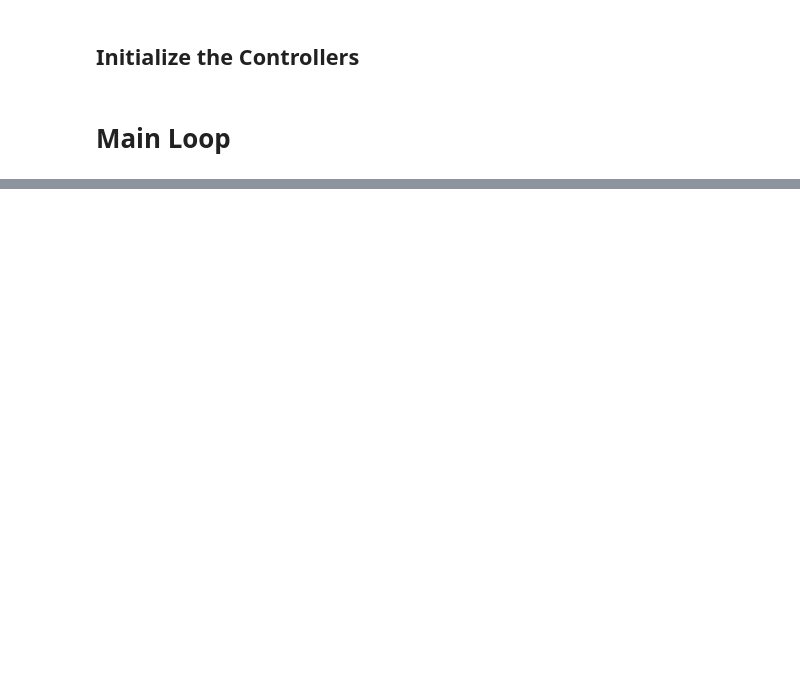
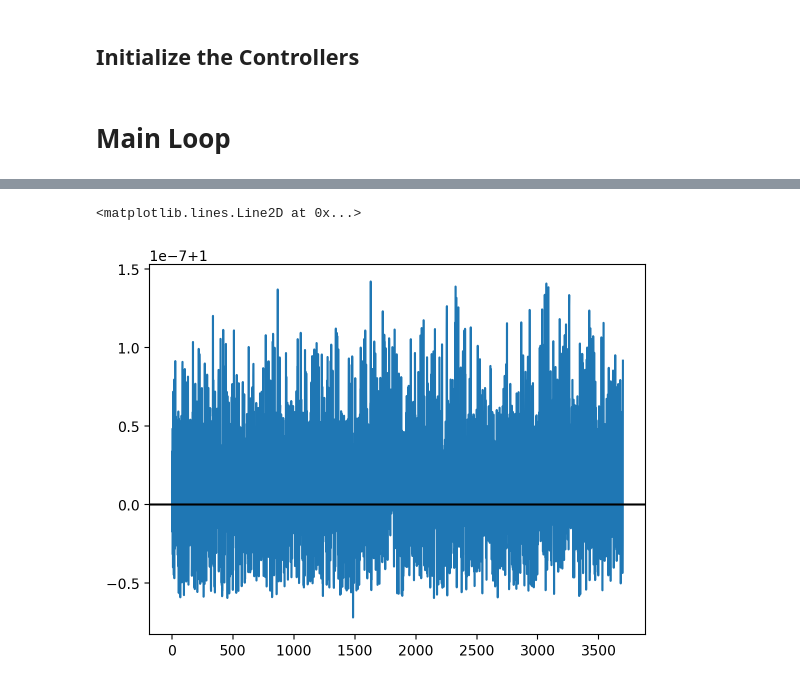
Before and after one commit to mathDR/jax-mc-pilco, a Jupyter notebook: notebooks/pilco_testing_inv_pend_notebook.ipynb, the cells around one changed output, grey strips where cells are left out. Drawn from its saved outputs; the diff is of its cells as text; code cells hidden in the pictures; blank space fills up the shorter version.

```diff
--- a/notebooks/pilco_testing_inv_pend_notebook.ipynb
+++ b/notebooks/pilco_testing_inv_pend_notebook.ipynb
@@ -46,12 +47,13 @@ from IPython import display
 ## Globals
 # %%
 num_particles = 400
-num_trials = 8
+num_trials = 100
 num_inducing_points = 250
 T_sampling = 0.05
 T_exploration = 0.35
 T_control = 3.0
 sim_timestep = 0.01
+num_epochs = 8
 
 num_basis = 200
 umax = 2.0
@@ -112,8 +118,7 @@ def policy_rollout_with_std(
 
     def update_states(state: ArrayLike, states: ArrayLike):
         """Append state to the front of states and pop off last states value."""
-        theta = jnp.atan2(state[:,1],state[:,0])
-        new_state = jnp.array([jnp.cos(theta),jnp.sin(theta),jnp.clip(state[:,2],min=-8,max=8)]).T
+        new_state = jax.vmap(remake_state)(state)
         return jnp.concatenate([new_state[:,jnp.newaxis,:], states[:,:-1,:]],axis=1)
 
     def one_rollout_step(
@@ -149,9 +154,9 @@ states = []
 actions = []
 epsilon = 1e-4
 exploration_policy = random_policy
-for trial in range(num_trials):
+for epoch in range(num_epochs):
     # Sample from Environment
-    if trial == 0:
+    if epoch == 0:
         these_states, these_actions = sample_from_environment(
             env, timesteps, num_trials, exploration_policy, model=None, key=subkey
         )
@@ -166,10 +171,10 @@ for trial in range(num_trials):
     states_array = jnp.array(states, dtype=jnp.float64)
     actions_array = jnp.array(actions, dtype=jnp.float64)
 
-    if trial == 0:
-        num_policy_opt_steps = 2000
+    if epoch == 0:
+        num_policy_opt_steps = 20
     else:
-        num_policy_opt_steps = 4000
+        num_policy_opt_steps = 40
 
     # Initialize and Fit the GP Model
     # model = IMGPR(
@@ -203,7 +208,7 @@ for trial in range(num_trials):
     print(f"Model Optimization Time = {end_time-start_time}")
 
     # Set up Optimizer for Policy Optimization
-    factor = min(1.0, max(0.0, (trial - 5) / 20.0))
+    factor = min(1.0, max(0.0, (epoch - 5) / 20.0))
     if factor == 0.0:
         init_state = [1e-6, 1e-6]  # Cannot use zero because of the reset
 
@@ -240,6 +245,8 @@ for trial in range(num_trials):
     initial_std = jnp.sqrt(jnp.mean(jnp.array(initial_std)))
     print(f"Current cost and std = {initial_mu.item(),initial_std.item()}")
 
+    break
+
     # Optimize Policy using fitted GP model
     start_time = time.perf_counter()
     key, subkey = jr.split(key)
@@ -315,0 +493,6 @@ for i in range(200):
+# %%
+plt.plot(jnp.square(states_array[:,0])+jnp.square(states_array[:,1]))
+plt.axhline(1.0,color='k')
+# %% [output]
+<matplotlib.lines.Line2D at 0x...>
+[figure, added]
```
Also changed, not shown: parts of 38 cells of this notebook, 5 other files.
